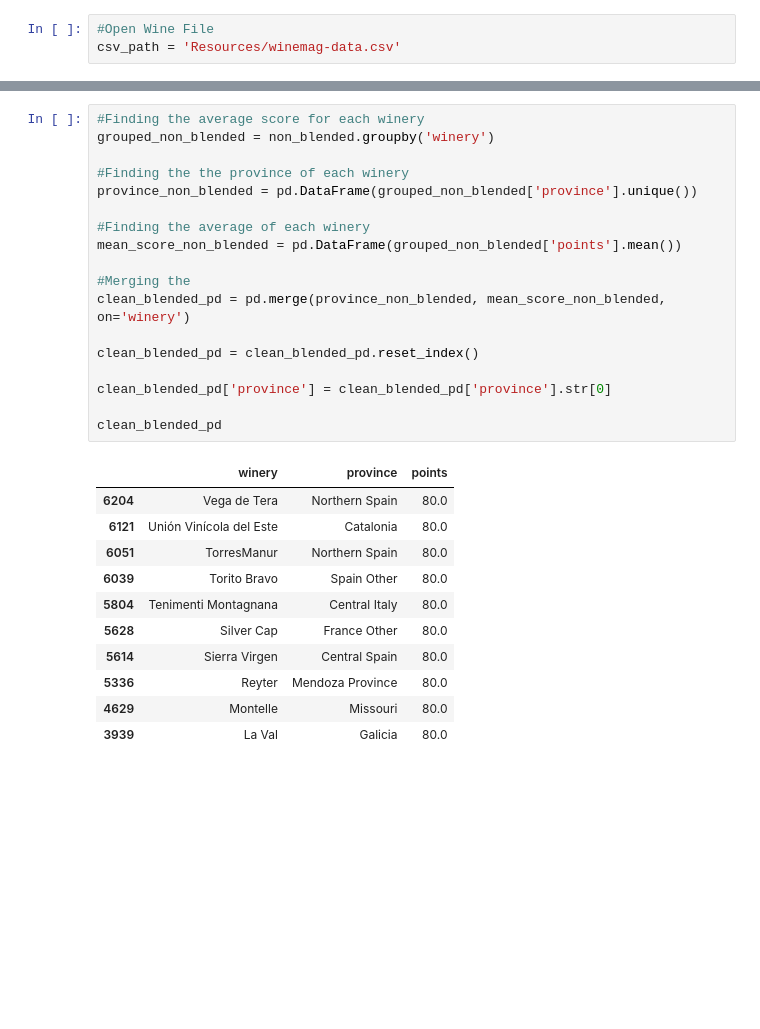
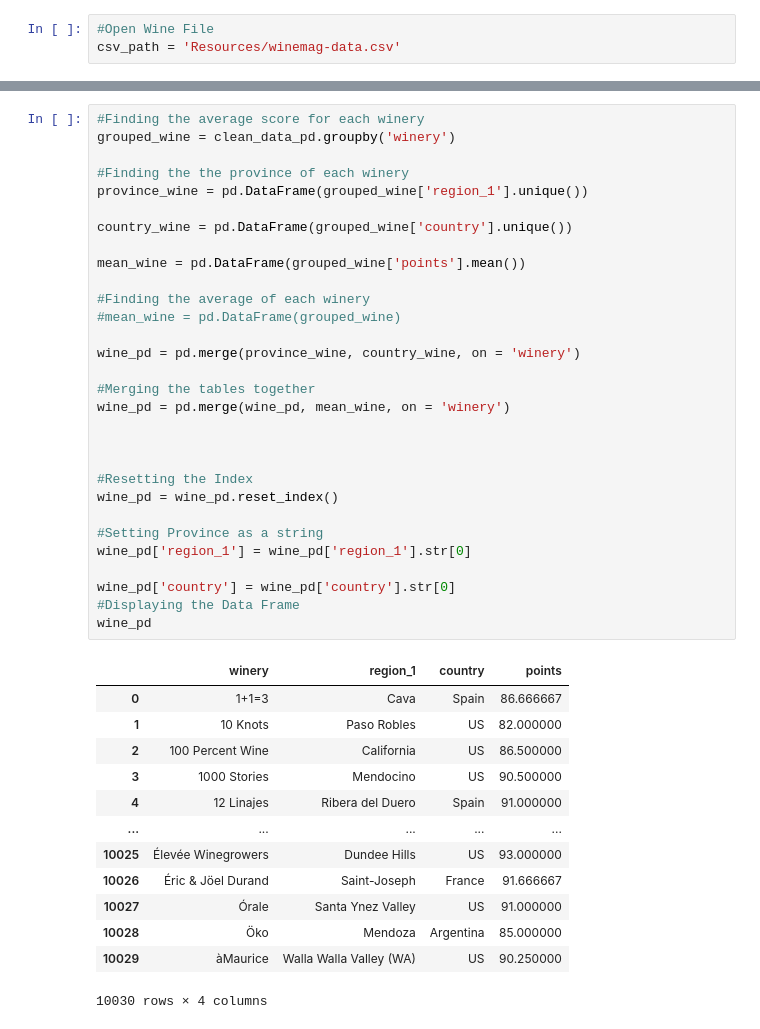
Before and after one commit to j1candel/Wine-Analysis-, a Jupyter notebook: wine-analysis .ipynb, the cells around one changed output, grey strips where cells are left out. Cells and saved outputs as stored; diff of their text form; blank space fills up the shorter version.

```diff
--- a/wine-analysis .ipynb
+++ b/wine-analysis .ipynb
@@ -53,32 +39,46 @@ non_blended
 # %%
 #Finding the average score for each winery
-grouped_non_blended = non_blended.groupby('winery')
+grouped_wine = clean_data_pd.groupby('winery')
 
 #Finding the the province of each winery
-province_non_blended = pd.DataFrame(grouped_non_blended['province'].unique())
+province_wine = pd.DataFrame(grouped_wine['region_1'].unique())
+
+country_wine = pd.DataFrame(grouped_wine['country'].unique())
+
+mean_wine = pd.DataFrame(grouped_wine['points'].mean())
 
 #Finding the average of each winery
-mean_score_non_blended = pd.DataFrame(grouped_non_blended['points'].mean())
+#mean_wine = pd.DataFrame(grouped_wine)
 
-#Merging the
-clean_blended_pd = pd.merge(province_non_blended, mean_score_non_blended, on='winery')
+wine_pd = pd.merge(province_wine, country_wine, on = 'winery')
 
-clean_blended_pd = clean_blended_pd.reset_index()
+#Merging the tables together
+wine_pd = pd.merge(wine_pd, mean_wine, on = 'winery')
 
-clean_blended_pd['province'] = clean_blended_pd['province'].str[0]
 
-clean_blended_pd
+
+#Resetting the Index
+wine_pd = wine_pd.reset_index()
+
+#Setting Province as a string
+wine_pd['region_1'] = wine_pd['region_1'].str[0]
+
+wine_pd['country'] = wine_pd['country'].str[0]
+#Displaying the Data Frame
+wine_pd
 # %% [output]
-|  | winery | province | points |
-| 6204 | Vega de Tera | Northern Spain | 80.0 |
-| 6121 | Unión Vinícola del Este | Catalonia | 80.0 |
-| 6051 | TorresManur | Northern Spain | 80.0 |
-| 6039 | Torito Bravo | Spain Other | 80.0 |
-| 5804 | Tenimenti Montagnana | Central Italy | 80.0 |
-| 5628 | Silver Cap | France Other | 80.0 |
-| 5614 | Sierra Virgen | Central Spain | 80.0 |
-| 5336 | Reyter | Mendoza Province | 80.0 |
-| 4629 | Montelle | Missouri | 80.0 |
-| 3939 | La Val | Galicia | 80.0 |
+|  | winery | region_1 | country | points |
+| 0 | 1+1=3 | Cava | Spain | 86.666667 |
+| 1 | 10 Knots | Paso Robles | US | 82.000000 |
+| 2 | 100 Percent Wine | California | US | 86.500000 |
+| 3 | 1000 Stories | Mendocino | US | 90.500000 |
+| 4 | 12 Linajes | Ribera del Duero | Spain | 91.000000 |
+| ... | ... | ... | ... | ... |
+| 10025 | Élevée Winegrowers | Dundee Hills | US | 93.000000 |
+| 10026 | Éric & Jöel Durand | Saint-Joseph | France | 91.666667 |
+| 10027 | Órale | Santa Ynez Valley | US | 91.000000 |
+| 10028 | Öko | Mendoza | Argentina | 85.000000 |
+| 10029 | àMaurice | Walla Walla Valley (WA) | US | 90.250000 |
+10030 rows × 4 columns
 # %%
 #Finding the wrost wineries among the pack
```
Also changed, not shown: parts of 12 cells of this notebook.
